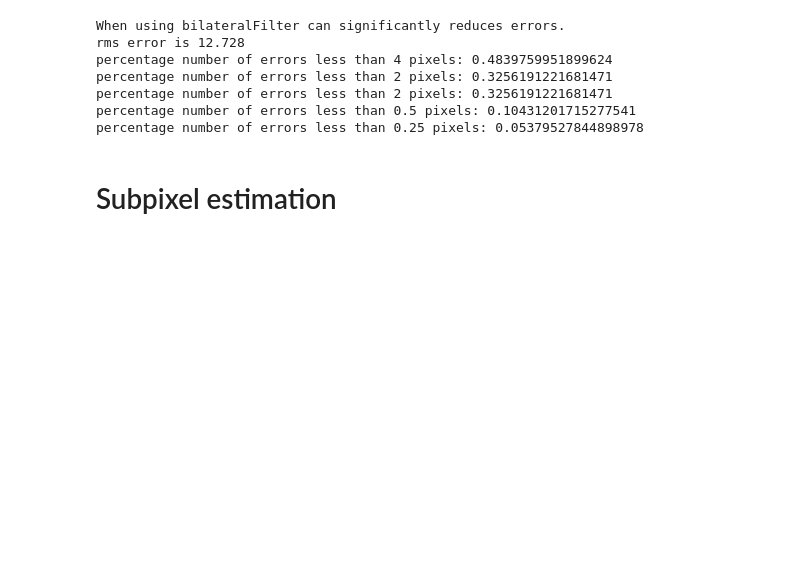
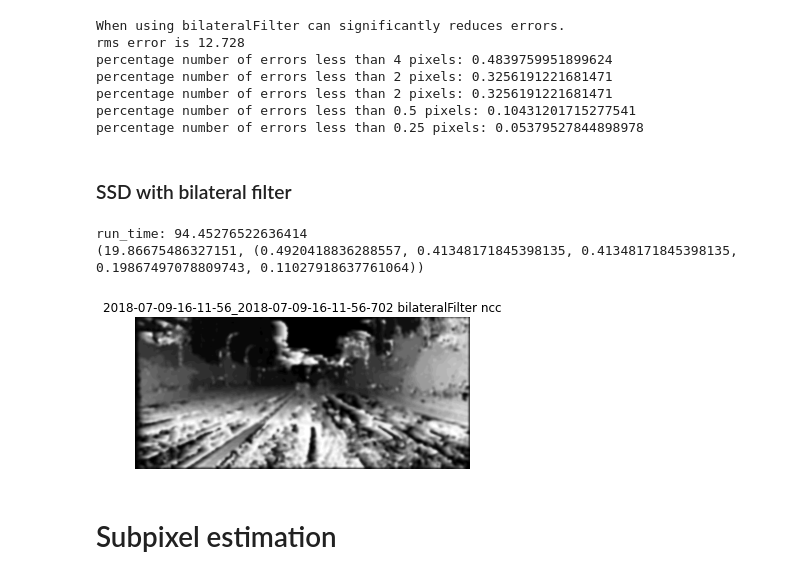
Before and after one commit to R-HUA/COMP90086-Computer-Vision, a Jupyter notebook: COMP90086.ipynb, the cells around one changed output. Saved outputs shown, nothing was run; the diff lists cells and outputs as text; code cells hidden in the pictures; blank space fills up the shorter version.

```diff
--- a/COMP90086.ipynb
+++ b/COMP90086.ipynb
@@ -418,6 +379,27 @@ percentage number of errors less than 2 pixels: 0.3256191221681471
 percentage number of errors less than 2 pixels: 0.3256191221681471
 percentage number of errors less than 0.5 pixels: 0.10431201715277541
 percentage number of errors less than 0.25 pixels: 0.05379527844898978
+# %% [markdown]
+### SSD with bilateral filter
+# %%
+st = time.time()
+
+x = cv2.bilateralFilter(ssd_dmap.astype(np.uint8),11,35,35)
+xe = errors(ground_truth[img_name]/256,x)
+
+x_time = ssd_run_time + time.time() - st
+
+print("run_time:",x_time)
+print(xe)
+plt.imshow(x, cmap='gray')
+plt.title(img_name + " bilateralFilter ncc")
+plt.axis('off')
+
+plt.show()
+# %% [output]
+run_time: 94.45276522636414
+(19.86675486327151, (0.4920418836288557, 0.41348171845398135, 0.41348171845398135, 0.19867497078809743, 0.11027918637761064))
+[figure, added]
 # %% [markdown]
 # Sub­pixel estimation
 # %%
```
Also changed, not shown: parts of 9 cells of this notebook.
